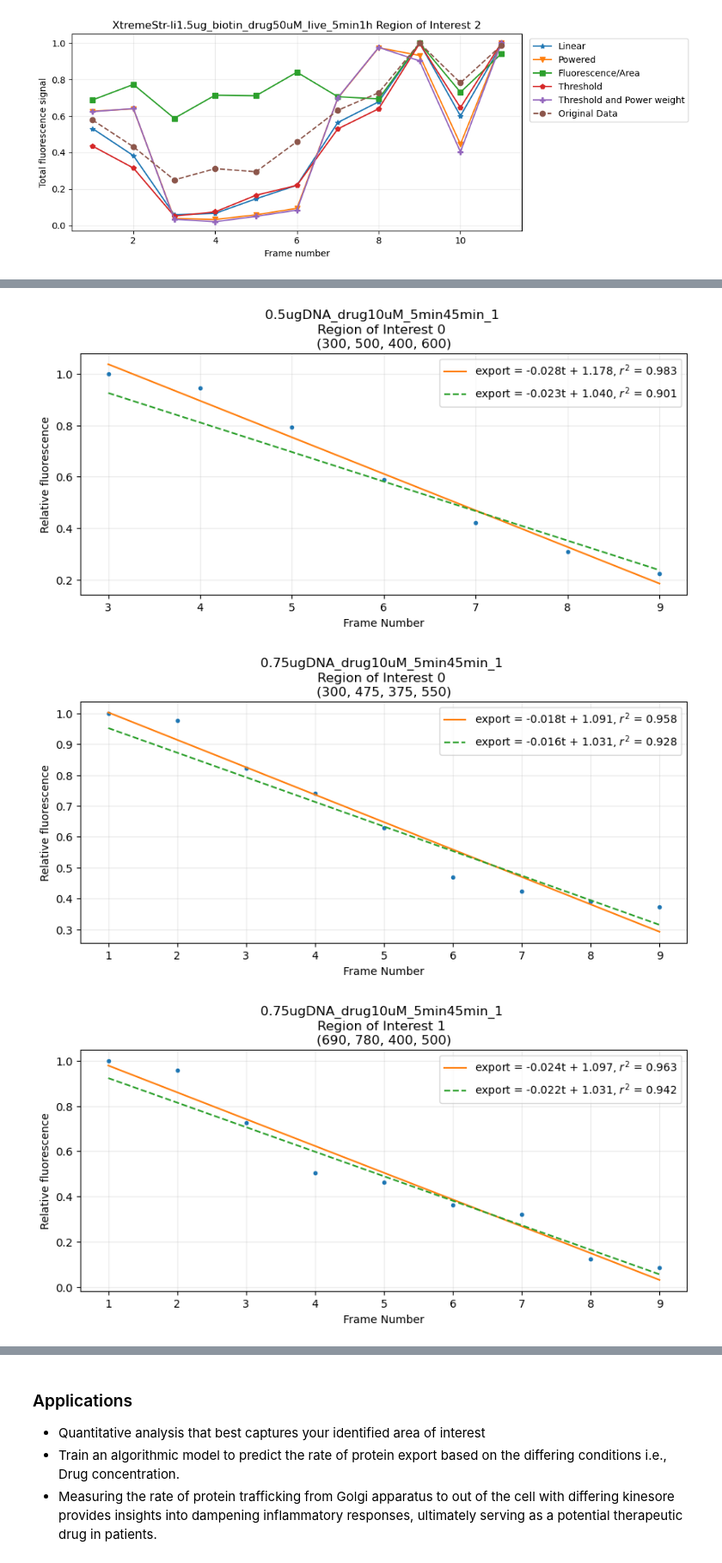
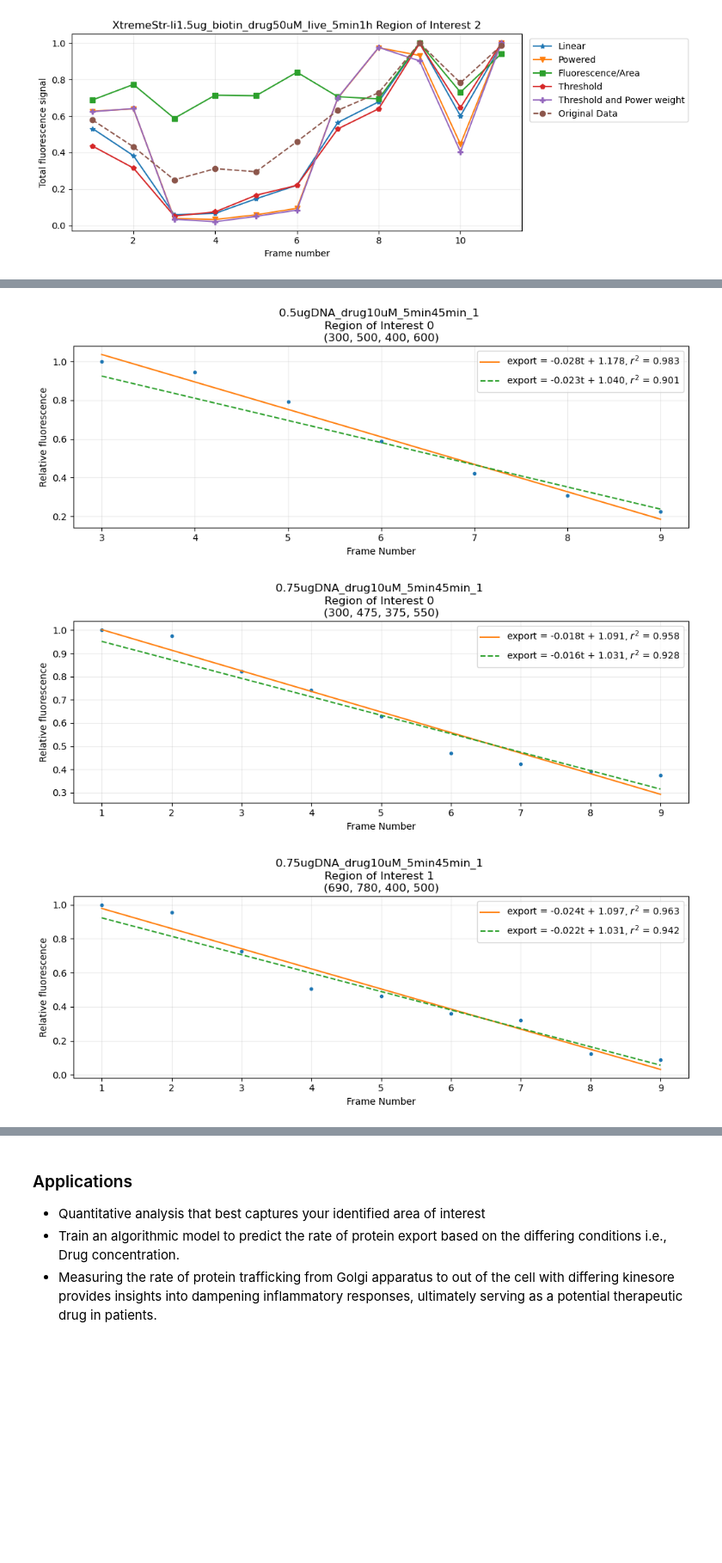
Before and after one commit to SPS-SP2273/learning-portfolio-2024-aug-immunoglobulinaustin, a Jupyter notebook: final_group_project/FINAL_SUBMISSION.ipynb, the cells around one changed output, grey strips where cells are left out. Shown at 86% size. Cells and saved outputs as stored; diff of their text form; code cells hidden in the pictures; blank space fills up the shorter version.

```diff
--- a/final_group_project/FINAL_SUBMISSION.ipynb
+++ b/final_group_project/FINAL_SUBMISSION.ipynb
@@ -686,33 +686,34 @@ def r2calc(y1, ya):
 # %%
 # We are calling both scipy's linear regression function, and our own linear
 # regression model that is seen in get_lineEqn().
 for key in region_of_interest.keys():
     for i in range(len(region_of_interest[key])):
         heat_map = overlay_threshold(key, vf_dict[key], region_of_interest[key][i], return_base = False) #getting them overlayed with threshold in place
         weighted_fluorescence = extract_Data(key, vf_dict[key], region_of_interest[key][i], power_overlay(heat_map)) #using heatmap, apply the power_overlay function
         weighted_fluorescence = weighted_fluorescence/np.max(weighted_fluorescence) #normalising
         max_index = np.where(weighted_fluorescence == np.max(weighted_fluorescence)) #finds you the point where there is max value of the array
-        export = weighted_fluorescence[max_index[0][0]:]
+        export = weighted_fluorescence[max_index[0][0]:] #Takes the point of maximum, and the subsequent frames after it
         frames = np.arange(max_index[0][0],len(weighted_fluorescence))
         t = (np.arange(1,len(export)+1))*5
         plt.figure(figsize = (10,4))
         plt.grid(alpha = 0.25)
         plt.plot(frames, export, '.')
         plt.title(f'{key} \nRegion of Interest {i} \n{region_of_interest[key][i]}')
 
         function = linregress(t,export, alternative = 'less') #Scipy's linregress function. less specifies a one-sided hypothesis test for the slope of the regression line. want to see negative correlation
         line = linear_relation(t, function.slope, function.intercept) #equation of the regression line.
         plt.plot(frames, line, label = r'export = {:.3f}t + {:.3f}, $r^2$ = {:.3f}'.format(function.slope,function.intercept,function.rvalue**2))
 
         m, c = get_lineEqn(m=-1,c=1, t=t, f_i = export)
         my_line = linear_relation(t,m,c)
         r2 = r2calc(my_line, export)
         plt.plot(frames, my_line, label = r'export = {:.3f}t + {:.3f}, $r^2$ = {:.3f}'.format(m, c, r2), linestyle = 'dashed')
         plt.legend(loc = 'upper right')
         plt.xlabel('Frame Number')
         plt.ylabel('Relative fluorescence', rotation = 90)
+        plt.tight_layout() #added this
         plt.show()
 # %% [output]
-[figure, old version]
+[figure, new version]
-[figure, old version]
+[figure, new version]
-[figure, old version]
+[figure, new version]
```
Also changed, not shown: parts of 1 cell of this notebook.
